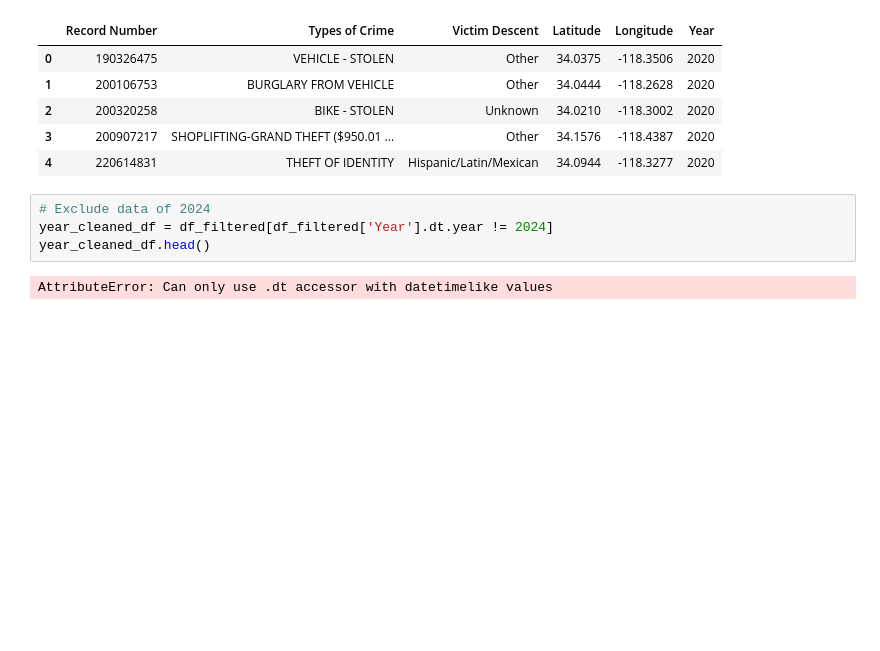
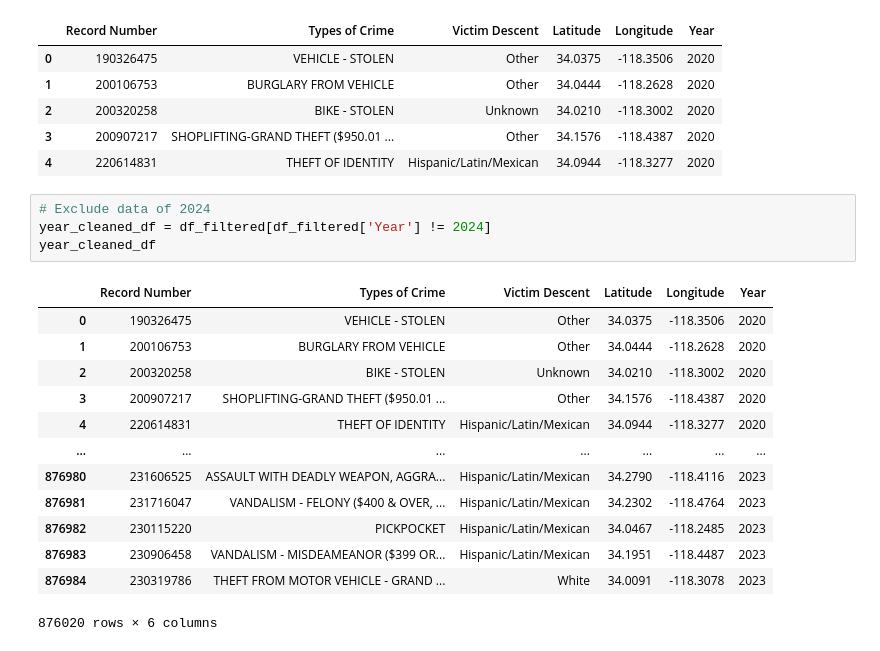
Before and after one commit to Mohammed-a-ali01/Project-3---Data-Visualization-, a Jupyter notebook: line_plot.ipynb, the cells around one changed output. Drawn from its saved outputs; the diff is of its cells as text; blank space fills up the shorter version.

```diff
--- a/line_plot.ipynb
+++ b/line_plot.ipynb
@@ -164,7 +164,19 @@ df_filtered.head()
 | 4 | 220614831 | THEFT OF IDENTITY | Hispanic/Latin/Mexican | 34.0944 | -118.3277 | 2020 |
 # %%
 # Exclude data of 2024
-year_cleaned_df = df_filtered[df_filtered['Year'].dt.year != 2024]
-year_cleaned_df.head()
+year_cleaned_df = df_filtered[df_filtered['Year'] != 2024]
+year_cleaned_df
 # %% [output]
+|  | Record Number | Types of Crime | Victim Descent | Latitude | Longitude | Year |
+| 0 | 190326475 | VEHICLE - STOLEN | Other | 34.0375 | -118.3506 | 2020 |
+| 1 | 200106753 | BURGLARY FROM VEHICLE | Other | 34.0444 | -118.2628 | 2020 |
+| 2 | 200320258 | BIKE - STOLEN | Unknown | 34.0210 | -118.3002 | 2020 |
+| 3 | 200907217 | SHOPLIFTING-GRAND THEFT ($950.01 ... | Other | 34.1576 | -118.4387 | 2020 |
+| 4 | 220614831 | THEFT OF IDENTITY | Hispanic/Latin/Mexican | 34.0944 | -118.3277 | 2020 |
+| ... | ... | ... | ... | ... | ... | ... |
+| 876980 | 231606525 | ASSAULT WITH DEADLY WEAPON, AGGRA... | Hispanic/Latin/Mexican | 34.2790 | -118.4116 | 2023 |
+| 876981 | 231716047 | VANDALISM - FELONY ($400 & OVER, ... | Hispanic/Latin/Mexican | 34.2302 | -118.4764 | 2023 |
+| 876982 | 230115220 | PICKPOCKET | Hispanic/Latin/Mexican | 34.0467 | -118.2485 | 2023 |
+| 876983 | 230906458 | VANDALISM - MISDEAMEANOR ($399 OR... | Hispanic/Latin/Mexican | 34.1951 | -118.4487 | 2023 |
+| 876984 | 230319786 | THEFT FROM MOTOR VEHICLE - GRAND ... | White | 34.0091 | -118.3078 | 2023 |
-AttributeError: Can only use .dt accessor with datetimelike values
+876020 rows × 6 columns
```
Also changed, not shown: parts of 5 cells of this notebook.
